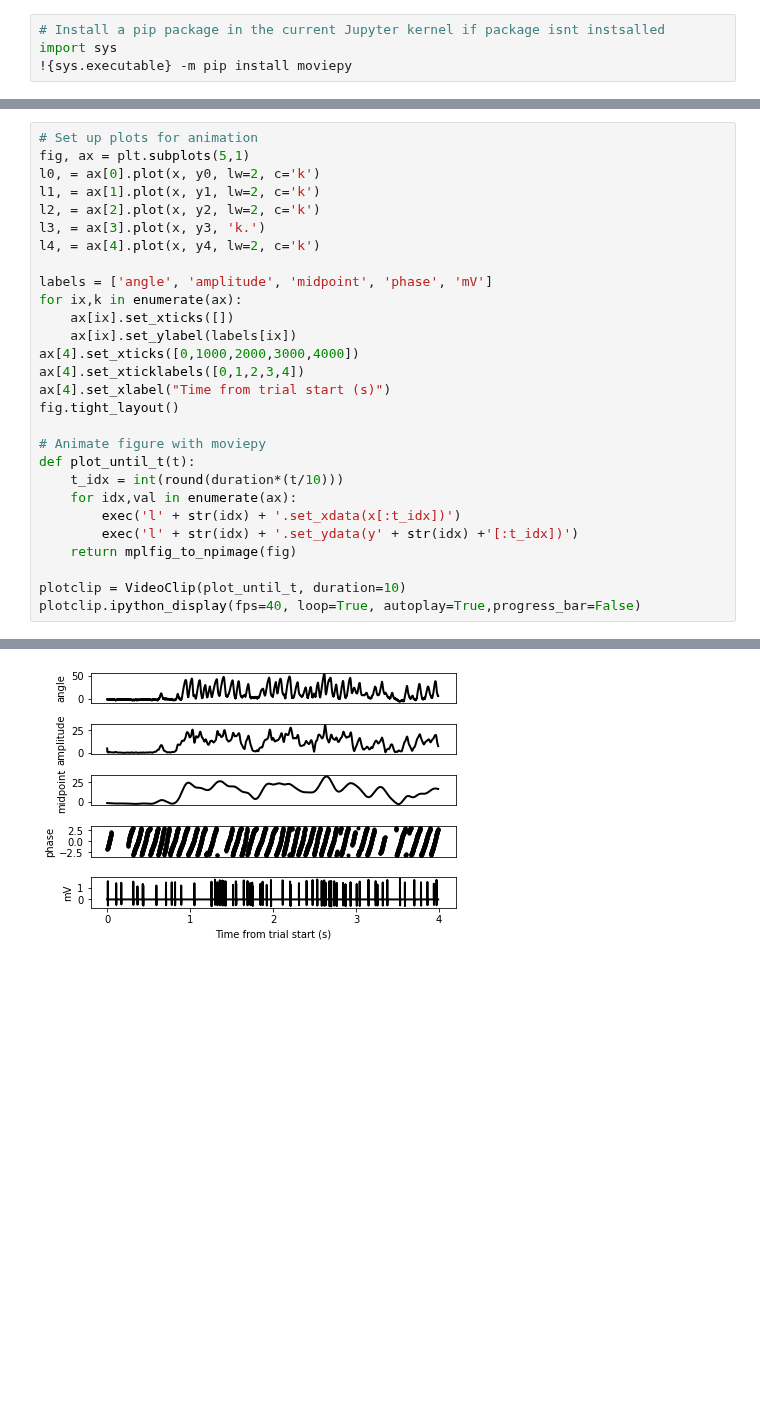
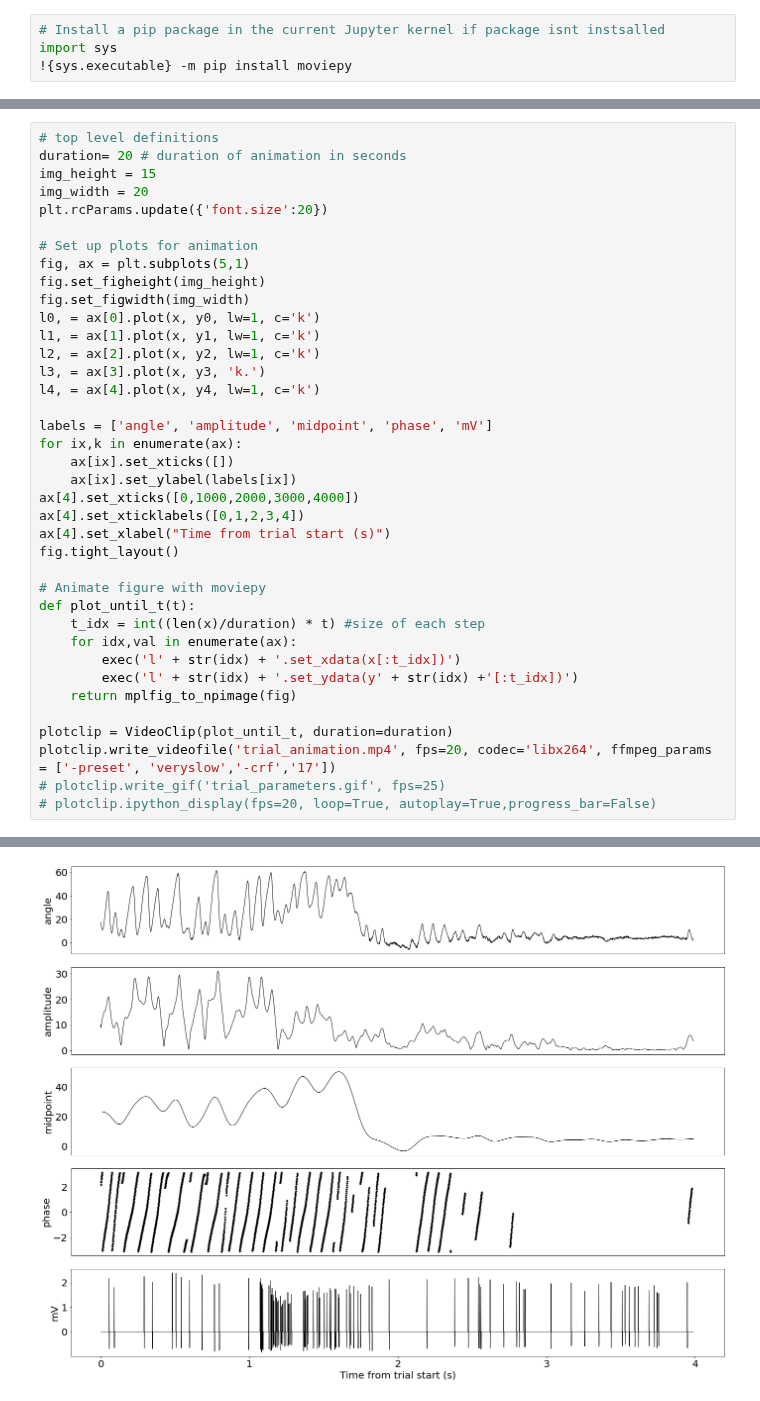
Before and after one commit to jacheung/bookshelf, a Jupyter notebook: Matlab/build_trial_movie.ipynb, the cells around one changed output, grey strips where cells are left out. Cells and saved outputs as stored; diff of their text form; blank space fills up the shorter version.

Commit message:
edited trial animation resolution and refactored code for video input

```diff
--- a/Matlab/build_trial_movie.ipynb
+++ b/Matlab/build_trial_movie.ipynb
@@ -24,13 +25,21 @@ y2 = ds['setpoint'][:,trial]
 y3 = ds['phase'][:,trial]
 y4 = ds['spikes_trace'][:,trial]
 # %%
+# top level definitions
+duration= 20 # duration of animation in seconds
+img_height = 15
+img_width = 20
+plt.rcParams.update({'font.size':20})
+
 # Set up plots for animation
 fig, ax = plt.subplots(5,1)
-l0, = ax[0].plot(x, y0, lw=2, c='k')
-l1, = ax[1].plot(x, y1, lw=2, c='k')
-l2, = ax[2].plot(x, y2, lw=2, c='k')
+fig.set_figheight(img_height)
+fig.set_figwidth(img_width)
+l0, = ax[0].plot(x, y0, lw=1, c='k')
+l1, = ax[1].plot(x, y1, lw=1, c='k')
+l2, = ax[2].plot(x, y2, lw=1, c='k')
 l3, = ax[3].plot(x, y3, 'k.')
-l4, = ax[4].plot(x, y4, lw=2, c='k')
+l4, = ax[4].plot(x, y4, lw=1, c='k')
 
 labels = ['angle', 'amplitude', 'midpoint', 'phase', 'mV']
 for ix,k in enumerate(ax):
@@ -43,12 +52,14 @@ fig.tight_layout()
 
 # Animate figure with moviepy
 def plot_until_t(t):
-    t_idx = int(round(duration*(t/10)))
+    t_idx = int((len(x)/duration) * t) #size of each step
     for idx,val in enumerate(ax):
         exec('l' + str(idx) + '.set_xdata(x[:t_idx])')
         exec('l' + str(idx) + '.set_ydata(y' + str(idx) +'[:t_idx])')
     return mplfig_to_npimage(fig)
 
-plotclip = VideoClip(plot_until_t, duration=10)
-plotclip.ipython_display(fps=40, loop=True, autoplay=True,progress_bar=False)
+plotclip = VideoClip(plot_until_t, duration=duration)
+plotclip.write_videofile('trial_animation.mp4', fps=20, codec='libx264', ffmpeg_params = ['-preset', 'veryslow','-crf','17'])
+# plotclip.write_gif('trial_parameters.gif', fps=25)
+# plotclip.ipython_display(fps=20, loop=True, autoplay=True,progress_bar=False)
 # %% [output]
@@ -60 +70 @@ Moviepy - video ready __temp__.mp4
-[figure, old version]
+[figure, new version]
```
Also changed, not shown: parts of 4 cells of this notebook, 3 other files.
